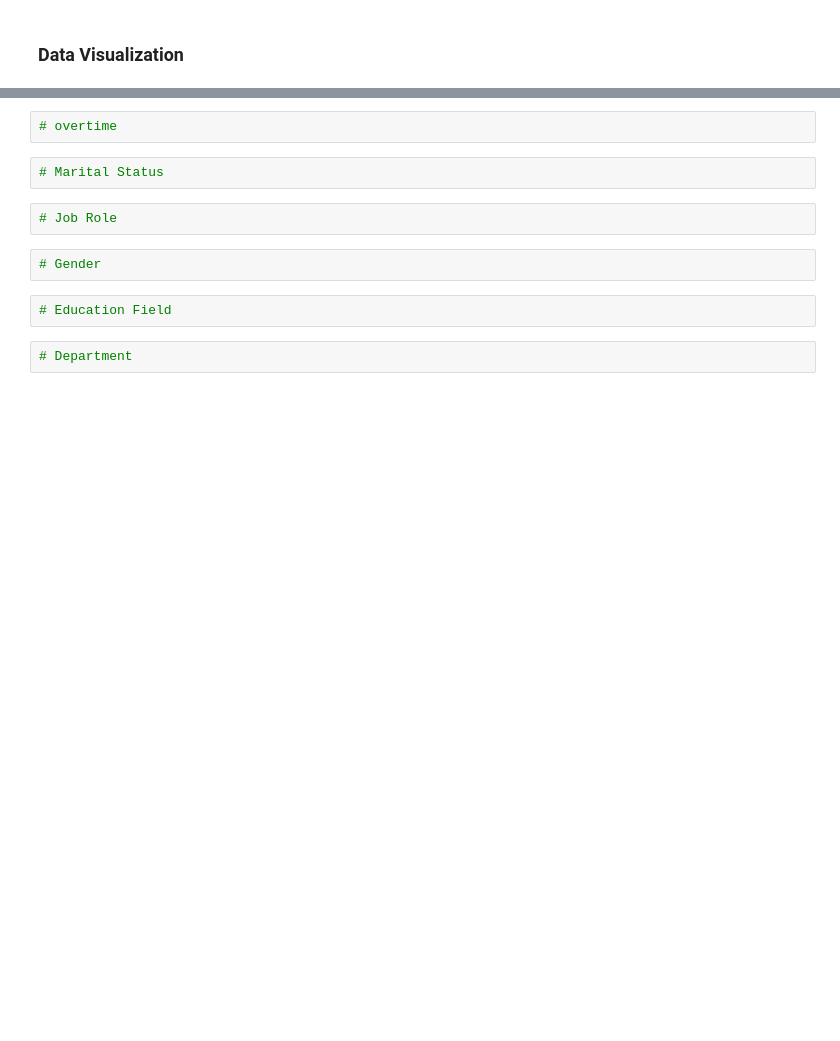
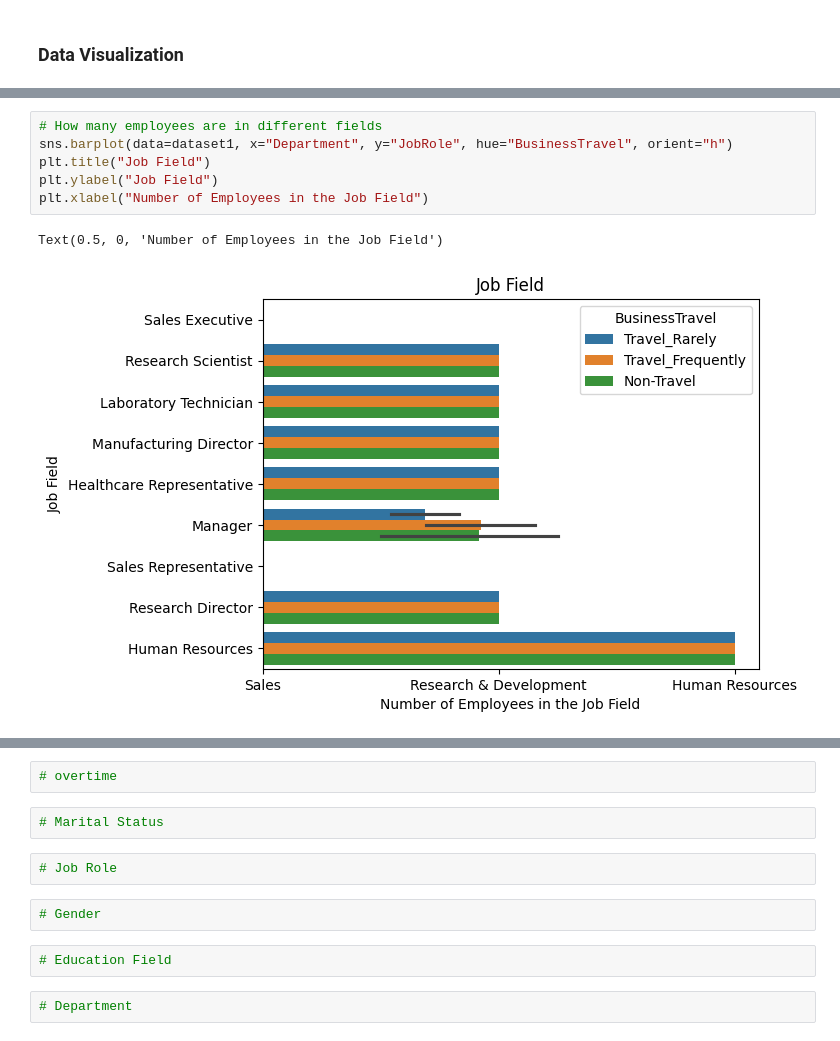
Before and after one commit to Kyl67899/Meriskill_Data_Analysis_intern, a Jupyter notebook: HR/hr.ipynb, the cells around one changed output, grey strips where cells are left out. Saved outputs shown, nothing was run; the diff lists cells and outputs as text; blank space fills up the shorter version.

```diff
--- a/HR/hr.ipynb
+++ b/HR/hr.ipynb
@@ -175,0 +215,9 @@ sns.barplot(data=dataset)
+# %%
+# How many employees are in different fields
+sns.barplot(data=dataset1, x="Department", y="JobRole", hue="BusinessTravel", orient="h")
+plt.title("Job Field")
+plt.ylabel("Job Field")
+plt.xlabel("Number of Employees in the Job Field")
+# %% [output]
+Text(0.5, 0, 'Number of Employees in the Job Field')
+[figure, added]
```
Also changed, not shown: parts of 14 cells of this notebook, 1 other file.
